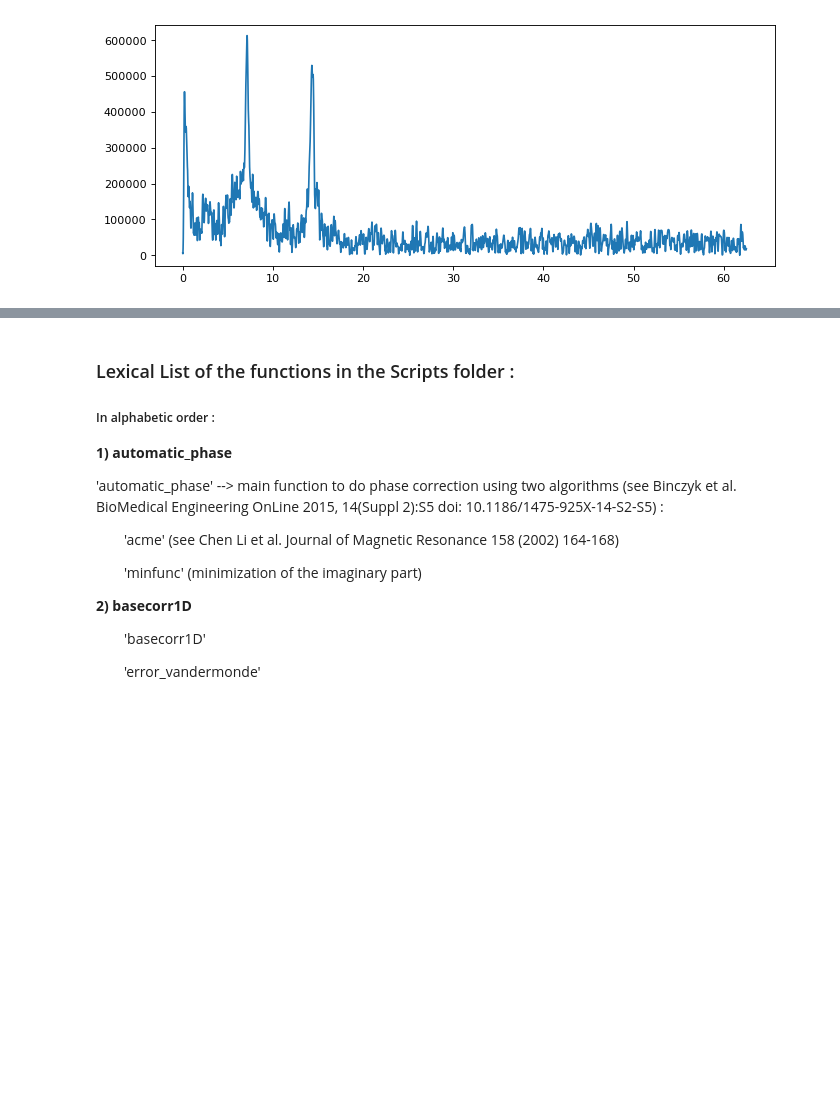
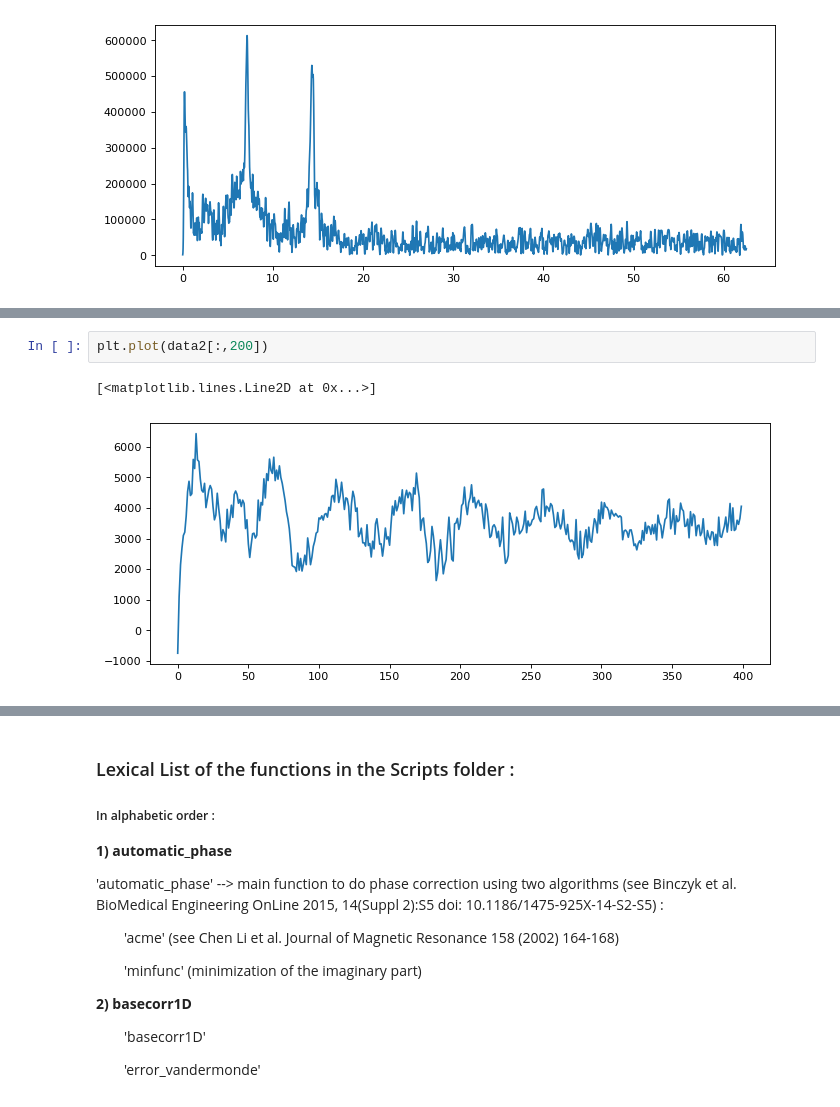
Before and after one commit to TChauvire/EPR_ESR_Suite, a Jupyter notebook: TestHomeMadeScripts.ipynb, the cells around one changed output, grey strips where cells are left out. Saved outputs shown, nothing was run; the diff lists cells and outputs as text; blank space fills up the shorter version.

```diff
--- a/TestHomeMadeScripts.ipynb
+++ b/TestHomeMadeScripts.ipynb
@@ -282,0 +267,5 @@ plt.plot(fdaxis6[fft_npts:]*1000,np.abs(data6_fft[fft_npts:]));
+# %%
+plt.plot(data2[:,200])
+# %% [output]
+[<matplotlib.lines.Line2D at 0x...>]
+[figure, added]
```
Also changed, not shown: parts of 29 cells of this notebook, 28 other files.
